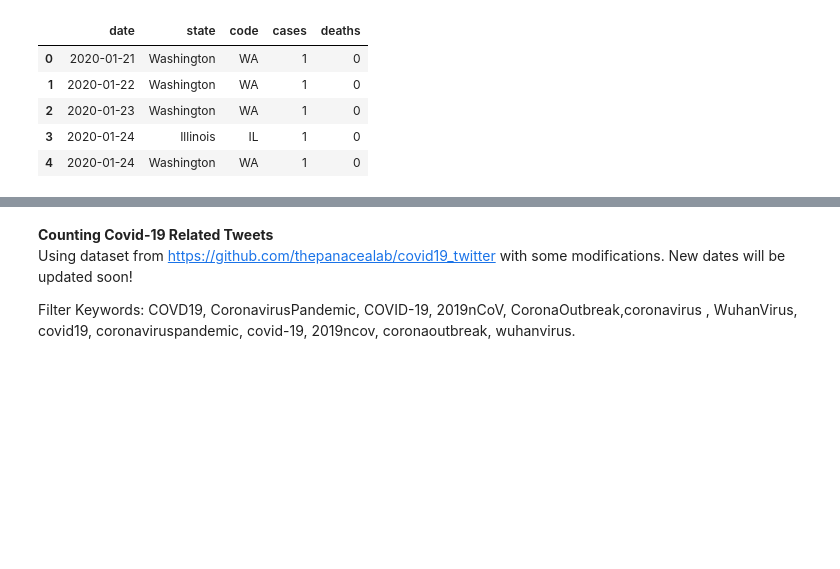
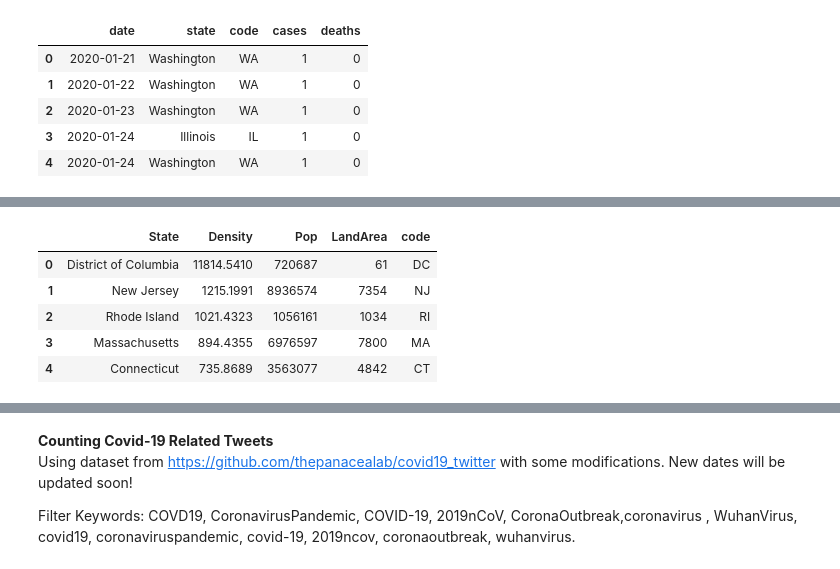
Before and after one commit to lphucthinh40/CMPE139_DataMining_Project, a Jupyter notebook: covid-19 analysis.ipynb, the cells around one changed output, grey strips where cells are left out. Drawn from its saved outputs; the diff is of its cells as text; code cells hidden in the pictures; blank space fills up the shorter version.

```diff
--- a/covid-19 analysis.ipynb
+++ b/covid-19 analysis.ipynb
@@ -115,3 +115,13 @@ fig.layout.sliders[0].currentvalue.xanchor = 'right'
 fig.show()
 # %% [output]
 [interactive output not drawn]
+# %%
+population_df = pd.read_csv('us_population.csv')
+population_df.head()
+# %% [output]
+|  | State | Density | Pop | LandArea | code |
+| 0 | District of Columbia | 11814.5410 | 720687 | 61 | DC |
+| 1 | New Jersey | 1215.1991 | 8936574 | 7354 | NJ |
+| 2 | Rhode Island | 1021.4323 | 1056161 | 1034 | RI |
+| 3 | Massachusetts | 894.4355 | 6976597 | 7800 | MA |
+| 4 | Connecticut | 735.8689 | 3563077 | 4842 | CT |
```
Also changed, not shown: parts of 9 cells of this notebook, 7 other files.
